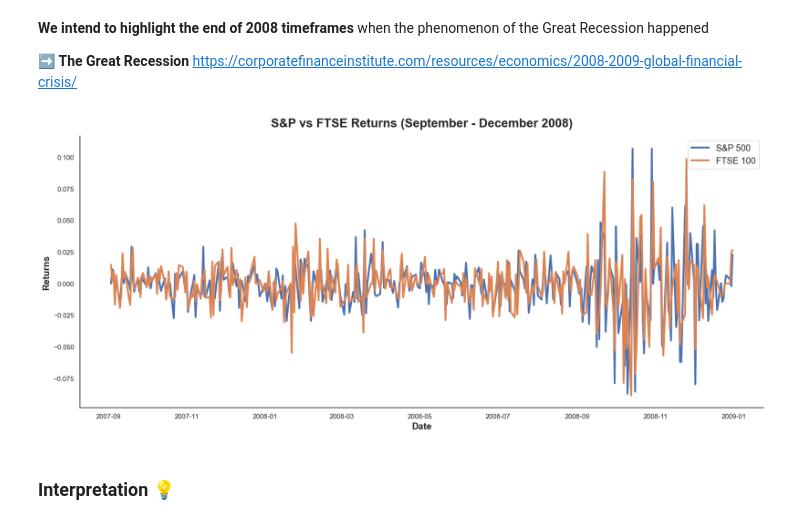
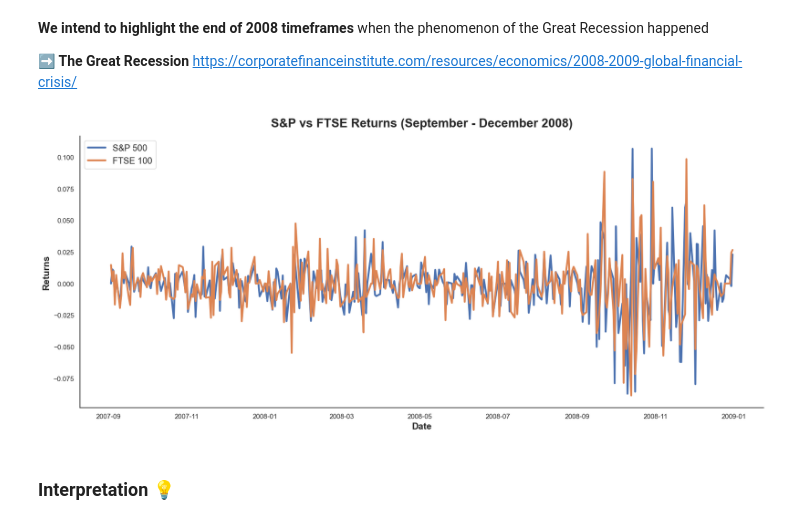
Before and after one commit to withraja/Data-Visualization-Tutorial, a Jupyter notebook: DataViz.ipynb, the cells around one changed output. Saved outputs shown, nothing was run; the diff lists cells and outputs as text; code cells hidden in the pictures.

```diff
--- a/DataViz.ipynb
+++ b/DataViz.ipynb
@@ -323,19 +323,19 @@ df_stock_market_sliced = df_stock_market[(df_stock_market.New_Date >= '2007-09-0
 # %%
 sns.set_style("white")
 labels = ["S&P 500", "FTSE 100"]
 plt.figure(figsize = (20, 8))
 plt.plot(df_stock_market_sliced["New_Date"], df_stock_market_sliced["GSPC500"], linewidth = 3)
 plt.plot(df_stock_market_sliced["New_Date"], df_stock_market_sliced["FTSE100"], linewidth = 3)
 
 # chart formatting elements: title, labels and legend
 plt.title("S&P vs FTSE Returns (September - December 2008)", fontsize = 20, fontweight = "bold", pad = 15)
 plt.ylabel("Returns", fontsize = 15, fontweight = "bold")
 plt.xlabel("Date", fontsize = 15, fontweight = "bold")
-plt.legend(labels = labels, fontsize = "large")
+plt.legend(labels = labels, fontsize = "large", loc = "upper left")
 sns.despine()
 plt.show()
 # %% [output]
-[figure, old version]
+[figure, new version]
 # %% [markdown]
 ### **Interpretation** 💡
 # %% [markdown]
```
Also changed, not shown: parts of 15 cells of this notebook, 1 other file.
